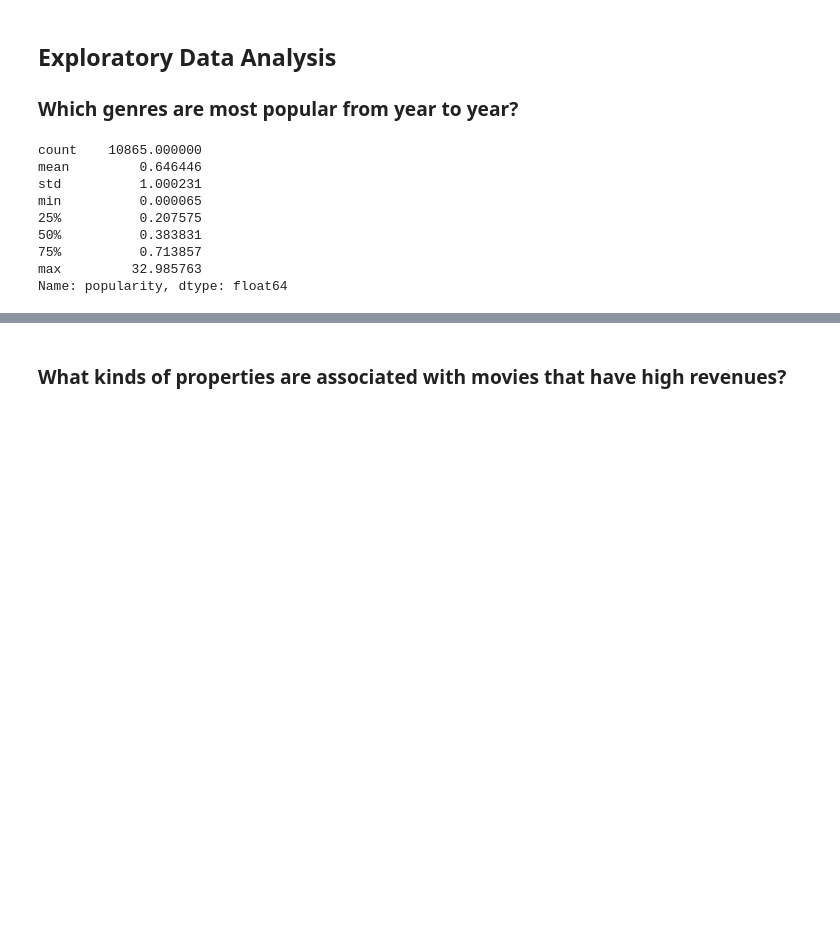
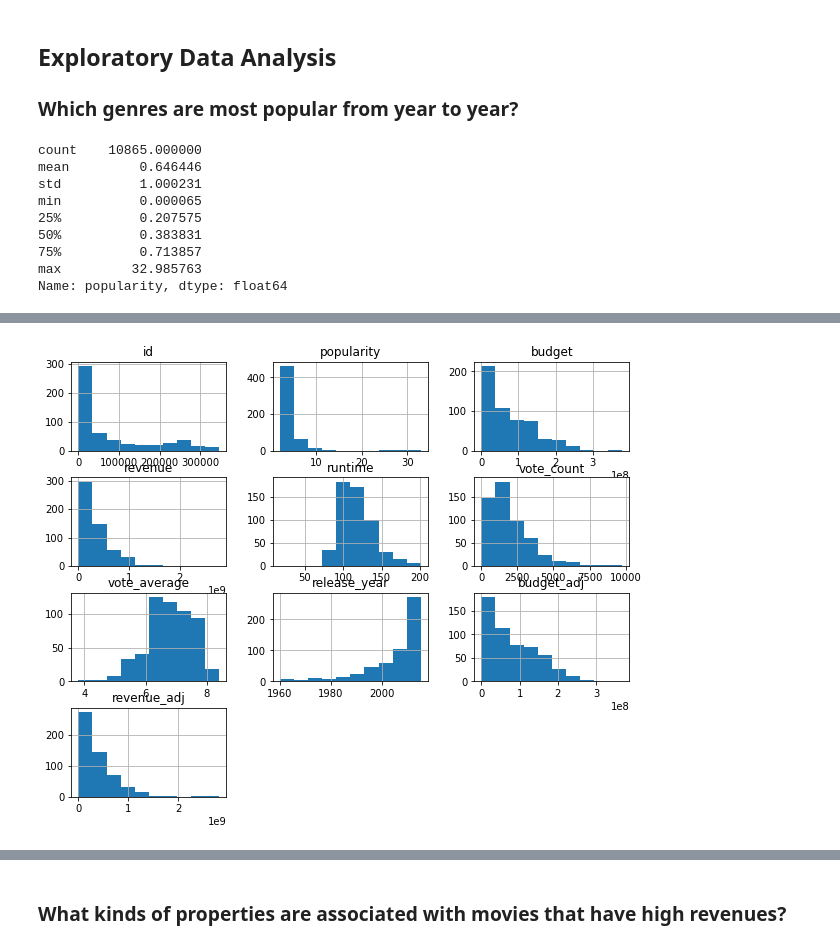
Before and after one commit to NataliiaKinash/movies-analysis, a Jupyter notebook: investigate-a-dataset-template.ipynb, the cells around one changed output, grey strips where cells are left out. Drawn from its saved outputs; the diff is of its cells as text; code cells hidden in the pictures; blank space fills up the shorter version.

```diff
--- a/investigate-a-dataset-template.ipynb
+++ b/investigate-a-dataset-template.ipynb
@@ -135,0 +138,4 @@ df_p.groupby('release_year')['genres']
+# %%
+df_p.hist(figsize=(10,8));
+# %% [output]
+[figure, added]
```
Also changed, not shown: parts of 27 cells of this notebook.
